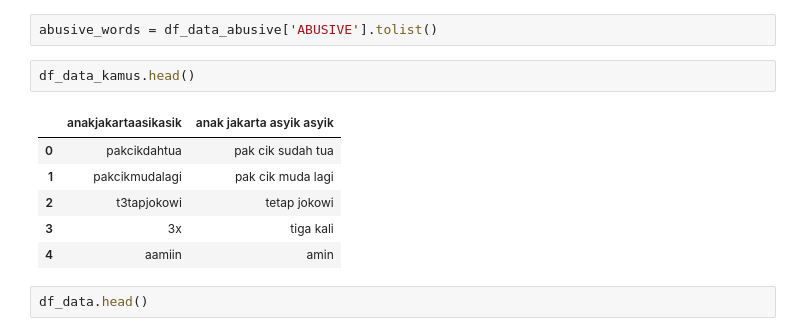
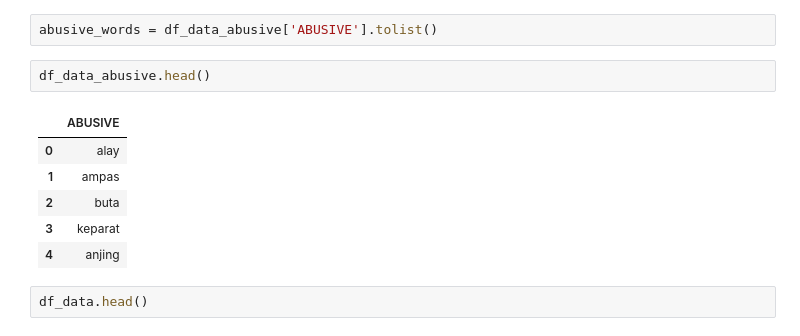
Before and after one commit to pasasageyo18/Binar-Challenge-Gold-Processing-Data, a Jupyter notebook: challenge.ipynb, the cells around one changed output. Cells and saved outputs as stored; diff of their text form.

```diff
--- a/challenge.ipynb
+++ b/challenge.ipynb
@@ -50,14 +50,14 @@ df_data = pd.read_csv('./data/data.csv', encoding='latin-1')
 # %%
 abusive_words = df_data_abusive['ABUSIVE'].tolist()
 # %%
-df_data_kamus.head()
+df_data_abusive.head()
 # %% [output]
-|  | anakjakartaasikasik | anak jakarta asyik asyik |
-| 0 | pakcikdahtua | pak cik sudah tua |
-| 1 | pakcikmudalagi | pak cik muda lagi |
-| 2 | t3tapjokowi | tetap jokowi |
-| 3 | 3x | tiga kali |
-| 4 | aamiin | amin |
+|  | ABUSIVE |
+| 0 | alay |
+| 1 | ampas |
+| 2 | buta |
+| 3 | keparat |
+| 4 | anjing |
 # %%
 df_data.head()
 # %% [output]
```
Also changed, not shown: parts of 4 cells of this notebook.
